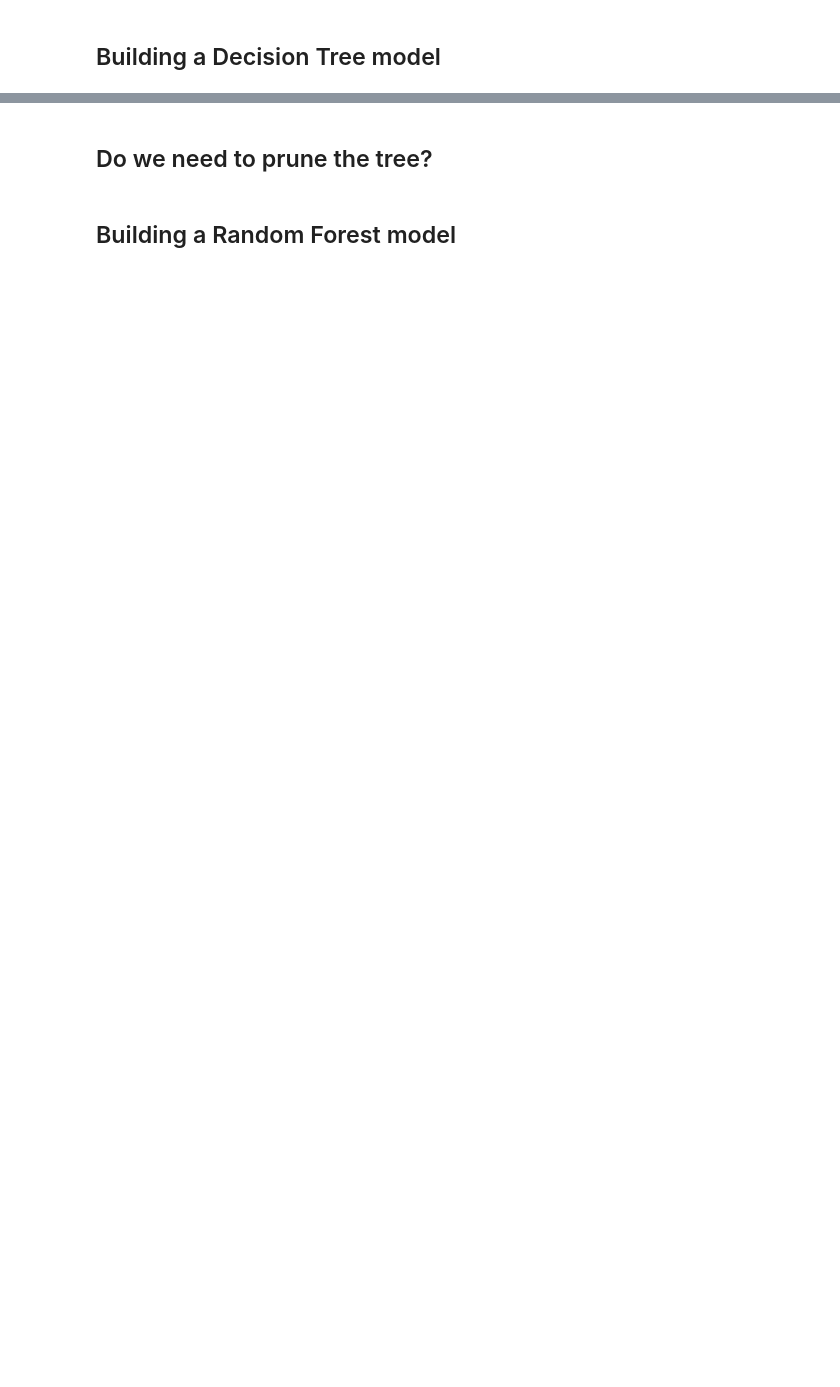
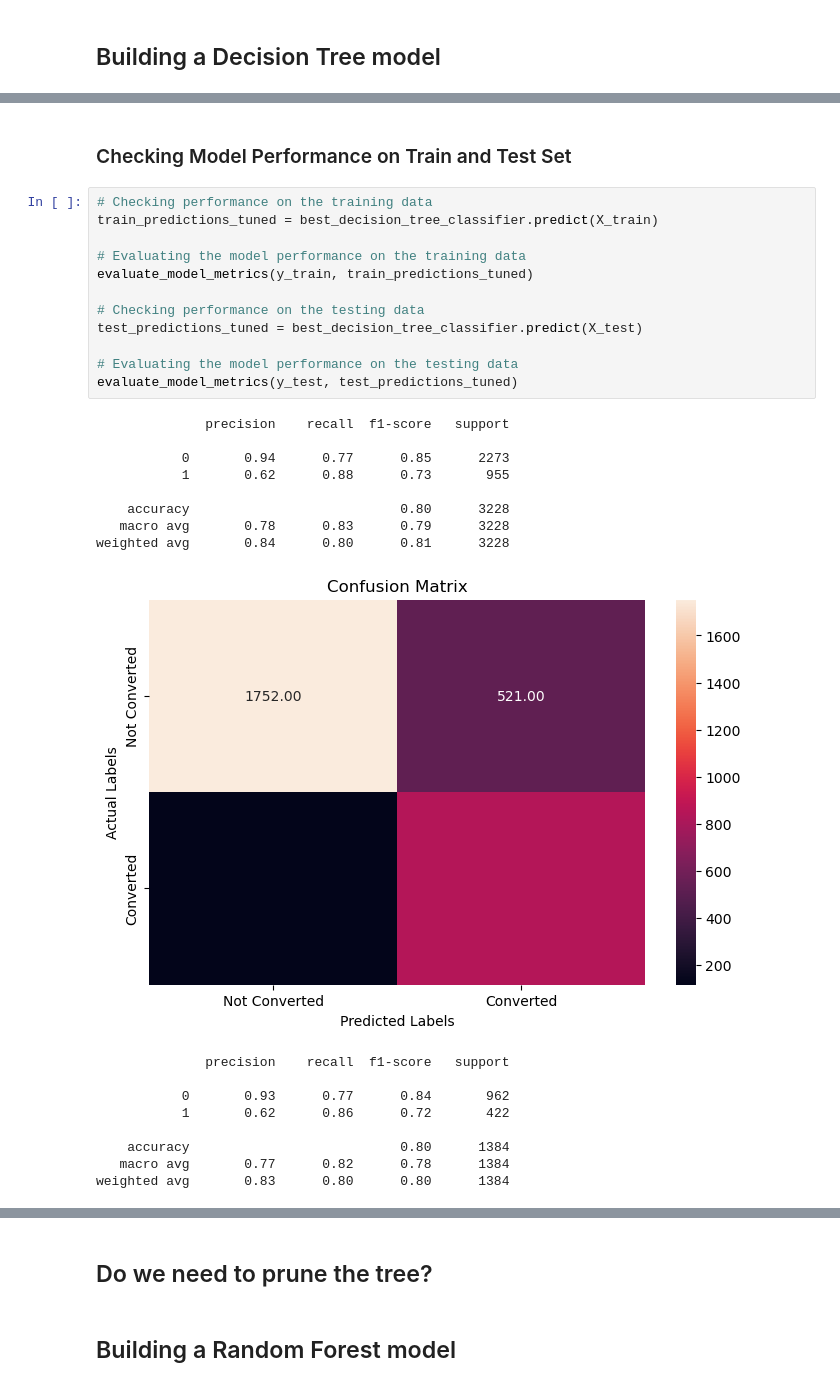
Before and after one commit to Aasavmp/ClassificationProject, a Jupyter notebook: Aasav_Patel_Fullcode.ipynb, the cells around one changed output, grey strips where cells are left out. Saved outputs shown, nothing was run; the diff lists cells and outputs as text; blank space fills up the shorter version.

```diff
--- a/Aasav_Patel_Fullcode.ipynb
+++ b/Aasav_Patel_Fullcode.ipynb
@@ -649,0 +743,32 @@ Name: proportion, dtype: float64
+# %% [markdown]
+### Checking Model Performance on Train and Test Set
+# %%
+# Checking performance on the training data
+train_predictions_tuned = best_decision_tree_classifier.predict(X_train)
+
+# Evaluating the model performance on the training data
+evaluate_model_metrics(y_train, train_predictions_tuned)
+
+# Checking performance on the testing data
+test_predictions_tuned = best_decision_tree_classifier.predict(X_test)
+
+# Evaluating the model performance on the testing data
+evaluate_model_metrics(y_test, test_predictions_tuned)
+# %% [output]
+              precision    recall  f1-score   support
+
+           0       0.94      0.77      0.85      2273
+           1       0.62      0.88      0.73       955
+
+    accuracy                           0.80      3228
+   macro avg       0.78      0.83      0.79      3228
+weighted avg       0.84      0.80      0.81      3228
+[figure, added]
+              precision    recall  f1-score   support
+
+           0       0.93      0.77      0.84       962
+           1       0.62      0.86      0.72       422
+
+    accuracy                           0.80      1384
+   macro avg       0.77      0.82      0.78      1384
+weighted avg       0.83      0.80      0.80      1384
```
Also changed, not shown: parts of 20 cells of this notebook.
